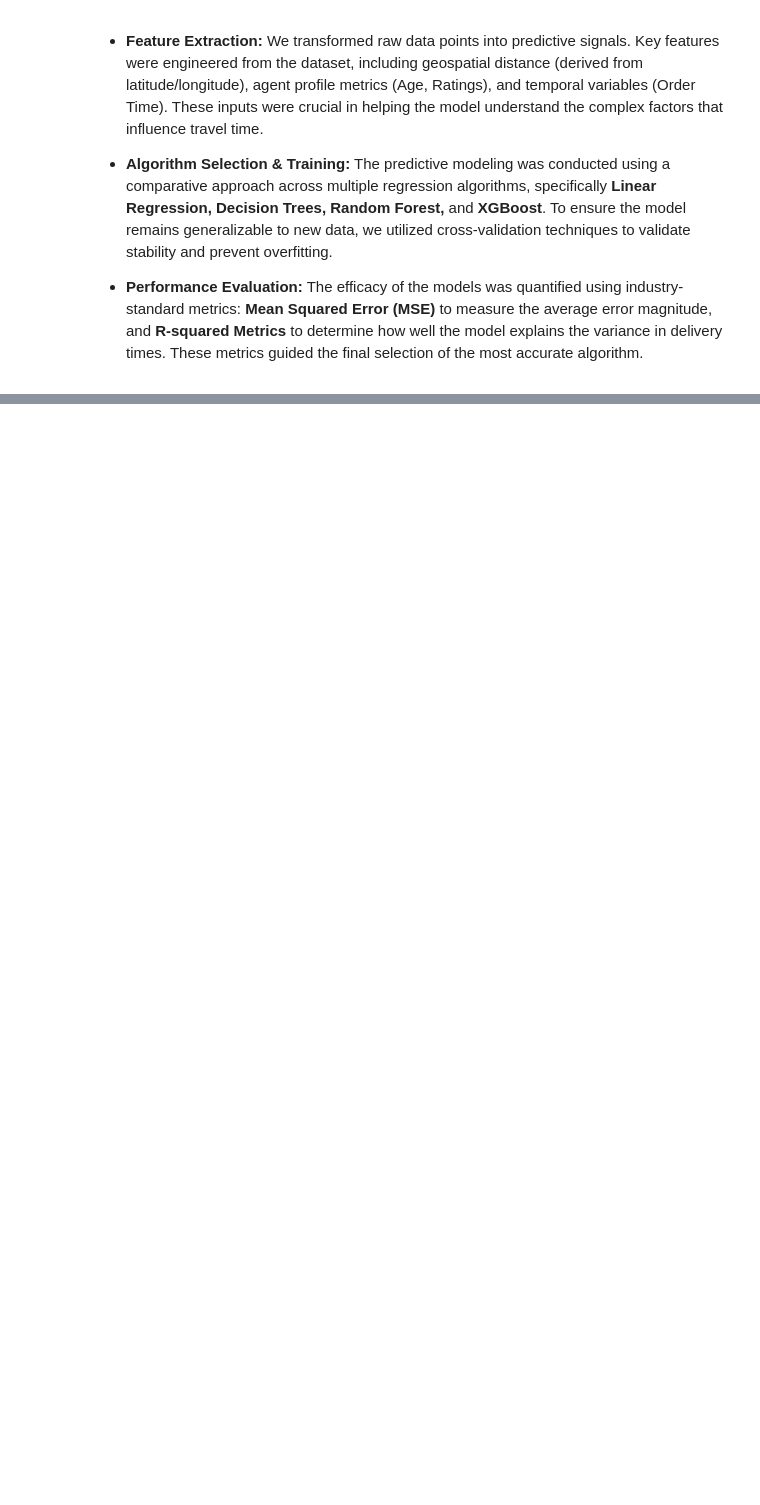
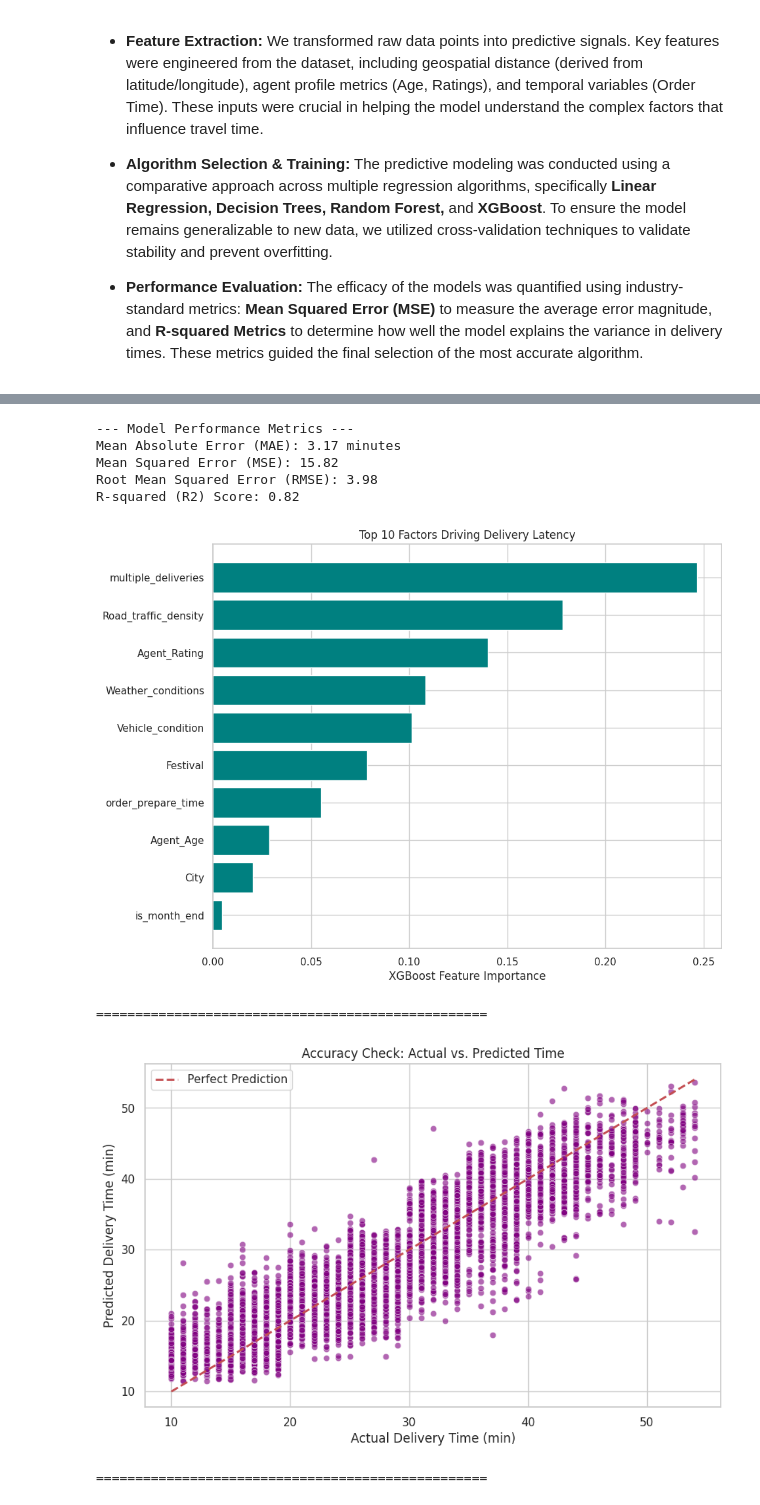
Before and after one commit to tasish/Urban-Logistics-Latency-Predictor, a Jupyter notebook: Urban_Logistics_Latency_Predictor.ipynb, the cells around one changed output, grey strips where cells are left out. Drawn from its saved outputs; the diff is of its cells as text; code cells hidden in the pictures; blank space fills up the shorter version.

Commit message:
finalnproject

```diff
--- a/Urban_Logistics_Latency_Predictor.ipynb
+++ b/Urban_Logistics_Latency_Predictor.ipynb
@@ -46,0 +562,74 @@ sns.set_theme(style="whitegrid")  # Sets a professional visual theme for all plo
+# %%
+from sklearn.metrics import mean_absolute_error, mean_squared_error, r2_score
+
+# Make predictions on the test data
+y_pred = model.predict(X_test)
+
+# Evaluate the model
+mae = mean_absolute_error(y_test, y_pred)
+mse = mean_squared_error(y_test, y_pred)
+rmse = np.sqrt(mse)
+r2 = r2_score(y_test, y_pred)
+
+print("--- Model Performance Metrics ---")
+print("Mean Absolute Error (MAE):", round(mae, 2), "minutes")
+print("Mean Squared Error (MSE):", round(mse, 2))
+print("Root Mean Squared Error (RMSE):", round(rmse, 2))
+print("R-squared (R2) Score:", round(r2, 2))
+# %% [output]
+--- Model Performance Metrics ---
+Mean Absolute Error (MAE): 3.17 minutes
+Mean Squared Error (MSE): 15.82
+Root Mean Squared Error (RMSE): 3.98
+R-squared (R2) Score: 0.82
+# %%
+# --- FINAL STEP: MODEL DIAGNOSTICS & VISUALIZATION ---
+
+import matplotlib.pyplot as plt
+import seaborn as sns
+
+# Set the visual style
+sns.set_style("whitegrid")
+plt.rcParams['figure.figsize'] = (12, 6)
+
+# 1. Feature Importance Plot (The "Why")
+# Shows which factors heavily influence delivery time
+plt.figure(figsize=(10, 8))
+sorted_idx = model.feature_importances_.argsort()
+# We only plot the top 10 features to keep it clean
+plt.barh(df_train.columns[sorted_idx][-10:], model.feature_importances_[sorted_idx][-10:], color='teal')
+plt.xlabel("XGBoost Feature Importance")
+plt.title("Top 10 Factors Driving Delivery Latency")
+plt.show()
+
+print("\n" + "="*50 + "\n")
+
+# 2. Actual vs. Predicted Plot (The "Accuracy")
+# Shows how well the predictions match reality
+plt.figure(figsize=(10, 6))
+sns.scatterplot(x=y_test, y=y_pred, alpha=0.6, color='purple')
+# Perfect prediction line (x=y)
+plt.plot([y_test.min(), y_test.max()], [y_test.min(), y_test.max()], 'r--', lw=2, label='Perfect Prediction')
+plt.xlabel('Actual Delivery Time (min)')
+plt.ylabel('Predicted Delivery Time (min)')
+plt.title('Accuracy Check: Actual vs. Predicted Time')
+plt.legend()
+plt.show()
+
+print("\n" + "="*50 + "\n")
+
+# 3. Residual Distribution Plot (The "Stability")
+# Shows if errors are random (Bell curve) or biased
+residuals = y_test - y_pred
+plt.figure(figsize=(10, 6))
+sns.histplot(residuals, kde=True, color='crimson', bins=30)
+plt.axvline(0, color='black', linestyle='--', label='Zero Error')
+plt.title('Residuals Distribution (Prediction Error)')
+plt.xlabel('Error in Minutes (Positive = Overpredicted, Negative = Underpredicted)')
+plt.legend()
+plt.show()
+# %% [output]
+[figure, added]
+==================================================
+[figure, added]
+==================================================
```
Also changed, not shown: parts of 29 cells of this notebook.
